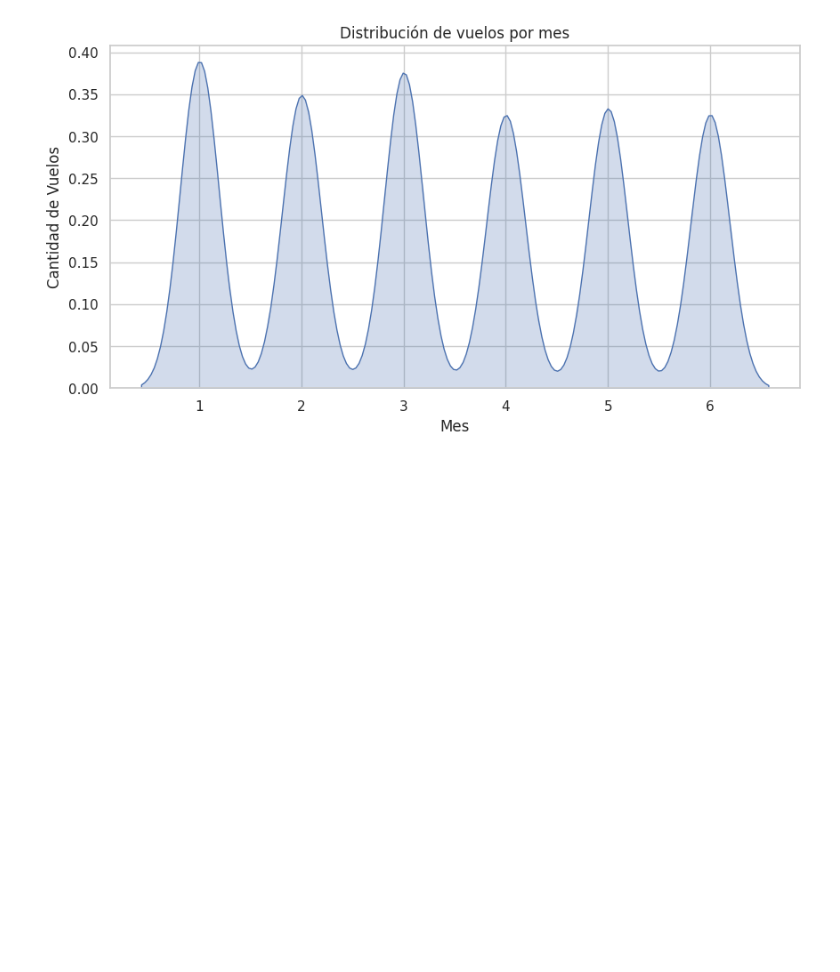
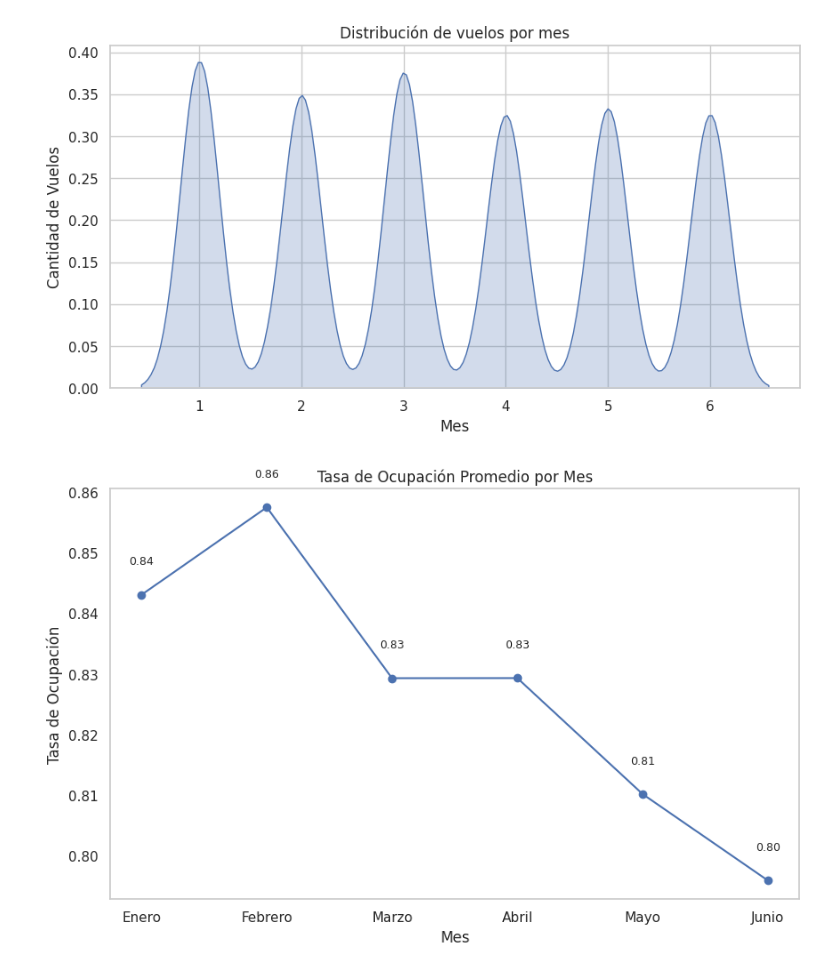
Before and after one commit to soledad-villarrubia/Data_Sciense_1, a Jupyter notebook: Proyecto_Final_CODERHOUSE.ipynb, the cells around one changed output. Cells and saved outputs as stored; diff of their text form; code cells hidden in the pictures; blank space fills up the shorter version.

```diff
--- a/Proyecto_Final_CODERHOUSE.ipynb
+++ b/Proyecto_Final_CODERHOUSE.ipynb
@@ -170,3 +170,32 @@ plt.ylabel('Cantidad de Vuelos')
 plt.show()
 # %% [output]
 [figure]
+# %%
+# Calcular el indicador de tasa de ocupación
+df["Tasa de Ocupación"] = df["pasajeros"] / df["asientos"]
+# %%
+# Calcular la tasa de ocupación promedio por mes
+tasa_ocupacion_mensual = df.groupby('NumeroMes')['Tasa de Ocupación'].mean()
+
+# Crear el gráfico
+plt.figure(figsize=(10, 6))
+plt.plot(tasa_ocupacion_mensual.index, tasa_ocupacion_mensual.values, marker='o')
+plt.title('Tasa de Ocupación Promedio por Mes')
+plt.xlabel('Mes')
+plt.ylabel('Tasa de Ocupación')
+
+# Nombres de los meses
+month_names = ['Enero', 'Febrero', 'Marzo', 'Abril', 'Mayo', 'Junio',
+               'Julio', 'Agosto', 'Septiembre', 'Octubre', 'Noviembre', 'Diciembre']
+available_month_labels = [month_names[i-1] for i in tasa_ocupacion_mensual.index]
+
+plt.xticks(ticks=tasa_ocupacion_mensual.index, labels=available_month_labels)
+plt.grid()
+
+# Agregar etiquetas encima de cada punto
+for x, y in zip(tasa_ocupacion_mensual.index, tasa_ocupacion_mensual.values):
+    plt.text(x, y + 0.005, f"{y:.2f}", ha='center', fontsize=9) # Adjusted text position and format
+
+plt.show()
+# %% [output]
+[figure, added]
```
